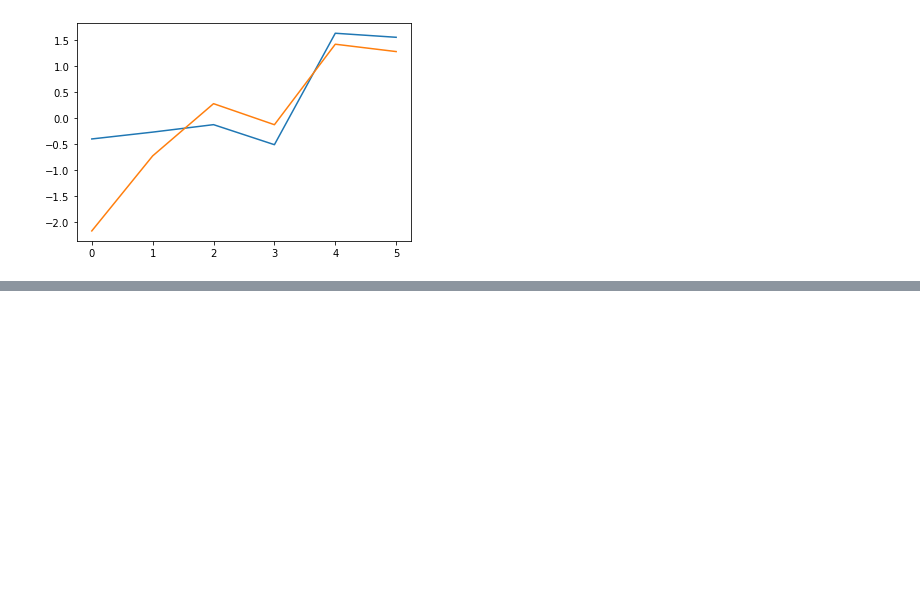
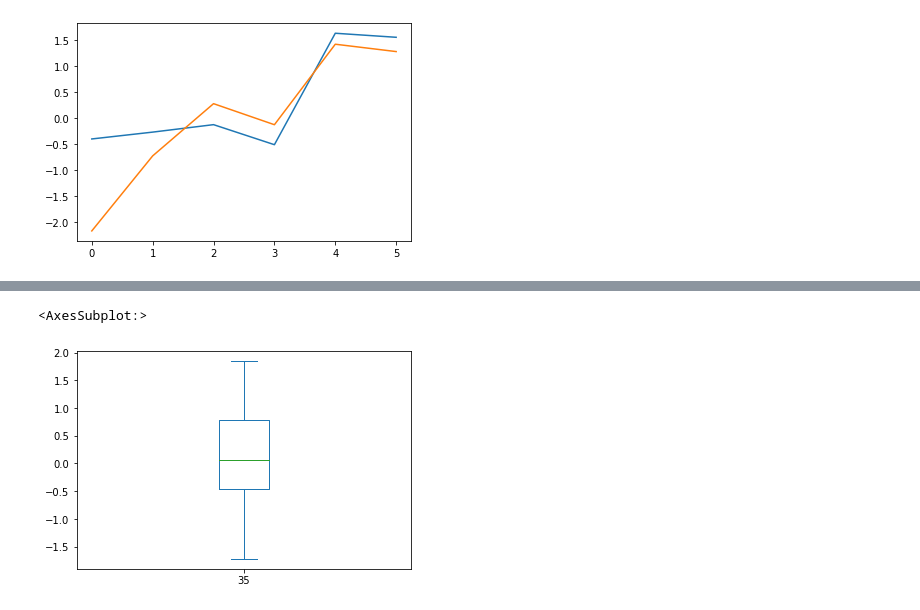
Before and after one commit to joelwwiggins/supply_chain_simulation, a Jupyter notebook: crude_sim.ipynb, the cells around one changed output, grey strips where cells are left out. Drawn from its saved outputs; the diff is of its cells as text; code cells hidden in the pictures; blank space fills up the shorter version.

```diff
--- a/crude_sim.ipynb
+++ b/crude_sim.ipynb
@@ -187,0 +257,5 @@ plt.show
+# %%
+pd.DataFrame(data_mod[0]).iloc[:,35].plot(kind='box')
+# %% [output]
+<AxesSubplot:>
+[figure, added]
```
Also changed, not shown: parts of 6 cells of this notebook.
